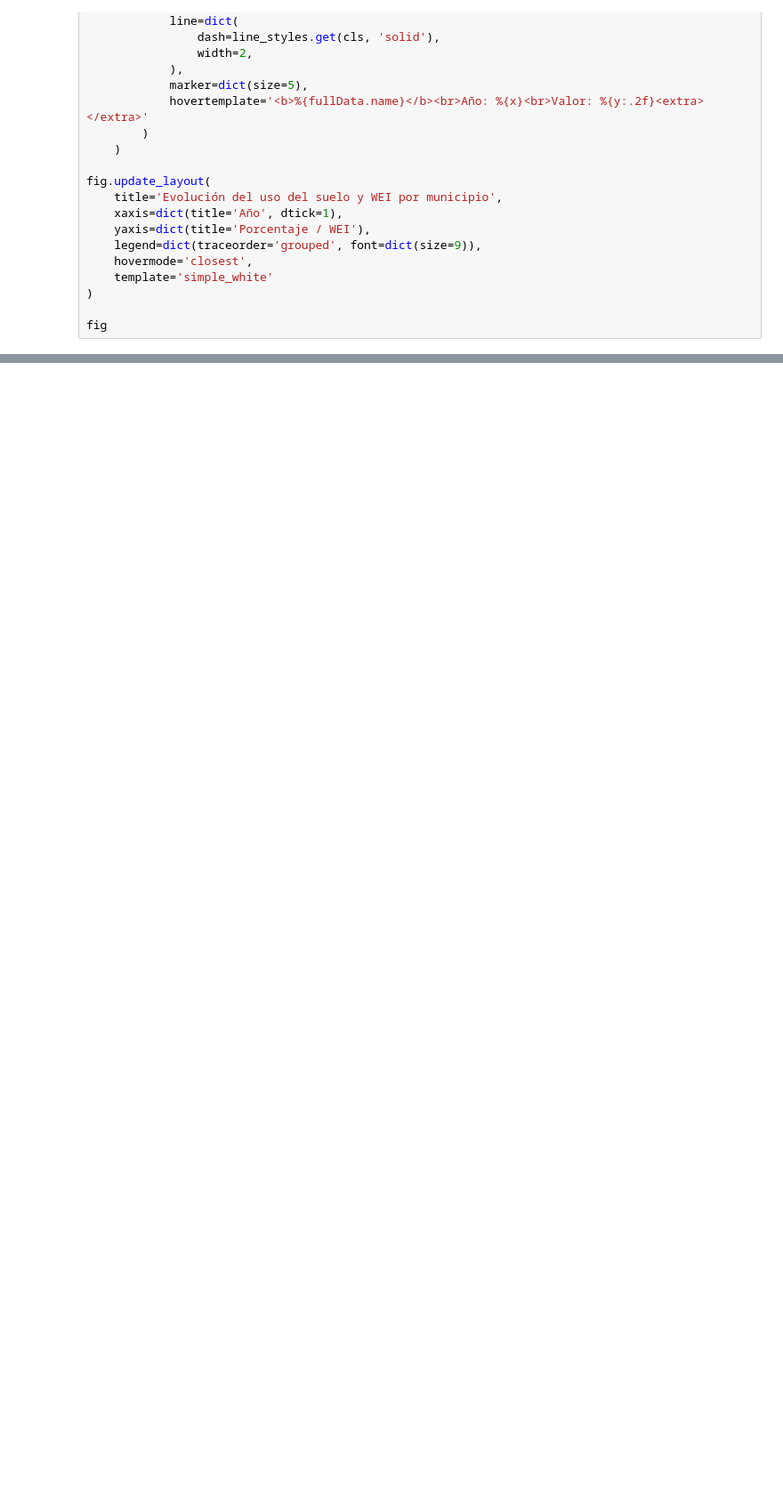
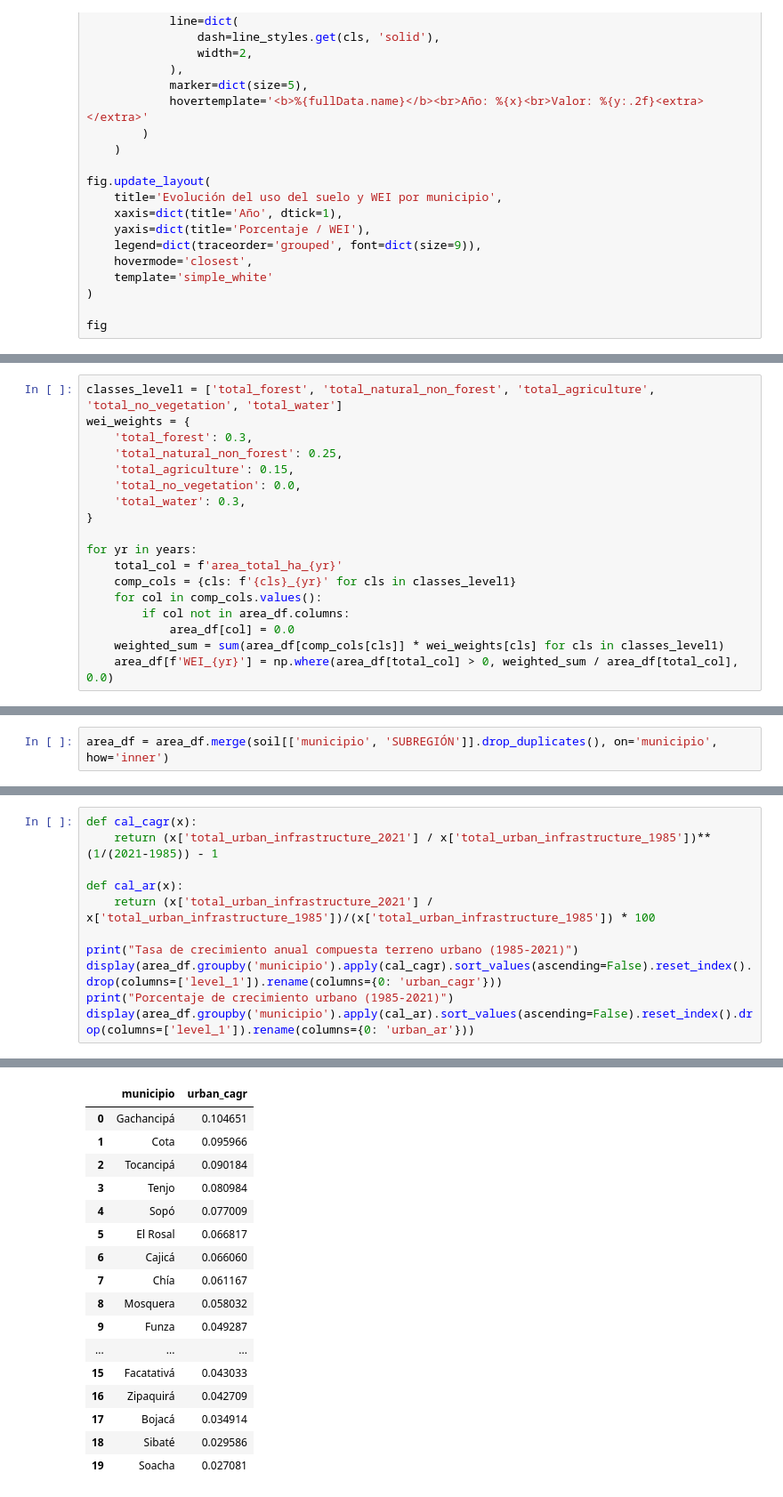
Before and after one commit to wilomaku/maps-social-Colombia, a Jupyter notebook: src/12_EDA_usos_suelo_time.ipynb, the cells around one changed output, grey strips where cells are left out. Shown at 89% size. Drawn from its saved outputs; the diff is of its cells as text; blank space fills up the shorter version.

```diff
--- a/src/12_EDA_usos_suelo_time.ipynb
+++ b/src/12_EDA_usos_suelo_time.ipynb
@@ -344,0 +512,18 @@ fig
+# %%
+classes_level1 = ['total_forest', 'total_natural_non_forest', 'total_agriculture', 'total_no_vegetation', 'total_water']
+wei_weights = {
+    'total_forest': 0.3,
+    'total_natural_non_forest': 0.25,
+    'total_agriculture': 0.15,
+    'total_no_vegetation': 0.0,
+    'total_water': 0.3,
+}
+
+for yr in years:
+    total_col = f'area_total_ha_{yr}'
+    comp_cols = {cls: f'{cls}_{yr}' for cls in classes_level1}
+    for col in comp_cols.values():
+        if col not in area_df.columns:
+            area_df[col] = 0.0
+    weighted_sum = sum(area_df[comp_cols[cls]] * wei_weights[cls] for cls in classes_level1)
+    area_df[f'WEI_{yr}'] = np.where(area_df[total_col] > 0, weighted_sum / area_df[total_col], 0.0)
@@ -344,0 +569,2 @@ fig
+# %%
+area_df = area_df.merge(soil[['municipio', 'SUBREGIÓN']].drop_duplicates(), on='municipio', how='inner')
@@ -344,0 +577,12 @@ fig
+# %%
+def cal_cagr(x):
+    return (x['total_urban_infrastructure_2021'] / x['total_urban_infrastructure_1985'])**(1/(2021-1985)) - 1
+
+def cal_ar(x):
+    return (x['total_urban_infrastructure_2021'] / x['total_urban_infrastructure_1985'])/(x['total_urban_infrastructure_1985']) * 100
+
+print("Tasa de crecimiento anual compuesta terreno urbano (1985-2021)")
+display(area_df.groupby('municipio').apply(cal_cagr).sort_values(ascending=False).reset_index().drop(columns=['level_1']).rename(columns={0: 'urban_cagr'}))
+print("Porcentaje de crecimiento urbano (1985-2021)")
+display(area_df.groupby('municipio').apply(cal_ar).sort_values(ascending=False).reset_index().drop(columns=['level_1']).rename(columns={0: 'urban_ar'}))
+# %% [output]
@@ -344,0 +590,17 @@ fig
+|  | municipio | urban_cagr |
+| 0 | Gachancipá | 0.104651 |
+| 1 | Cota | 0.095966 |
+| 2 | Tocancipá | 0.090184 |
+| 3 | Tenjo | 0.080984 |
+| 4 | Sopó | 0.077009 |
+| 5 | El Rosal | 0.066817 |
+| 6 | Cajicá | 0.066060 |
+| 7 | Chía | 0.061167 |
+| 8 | Mosquera | 0.058032 |
+| 9 | Funza | 0.049287 |
+| ... | ... | ... |
+| 15 | Facatativá | 0.043033 |
+| 16 | Zipaquirá | 0.042709 |
+| 17 | Bojacá | 0.034914 |
+| 18 | Sibaté | 0.029586 |
+| 19 | Soacha | 0.027081 |
```
Also changed, not shown: parts of 19 cells of this notebook.
